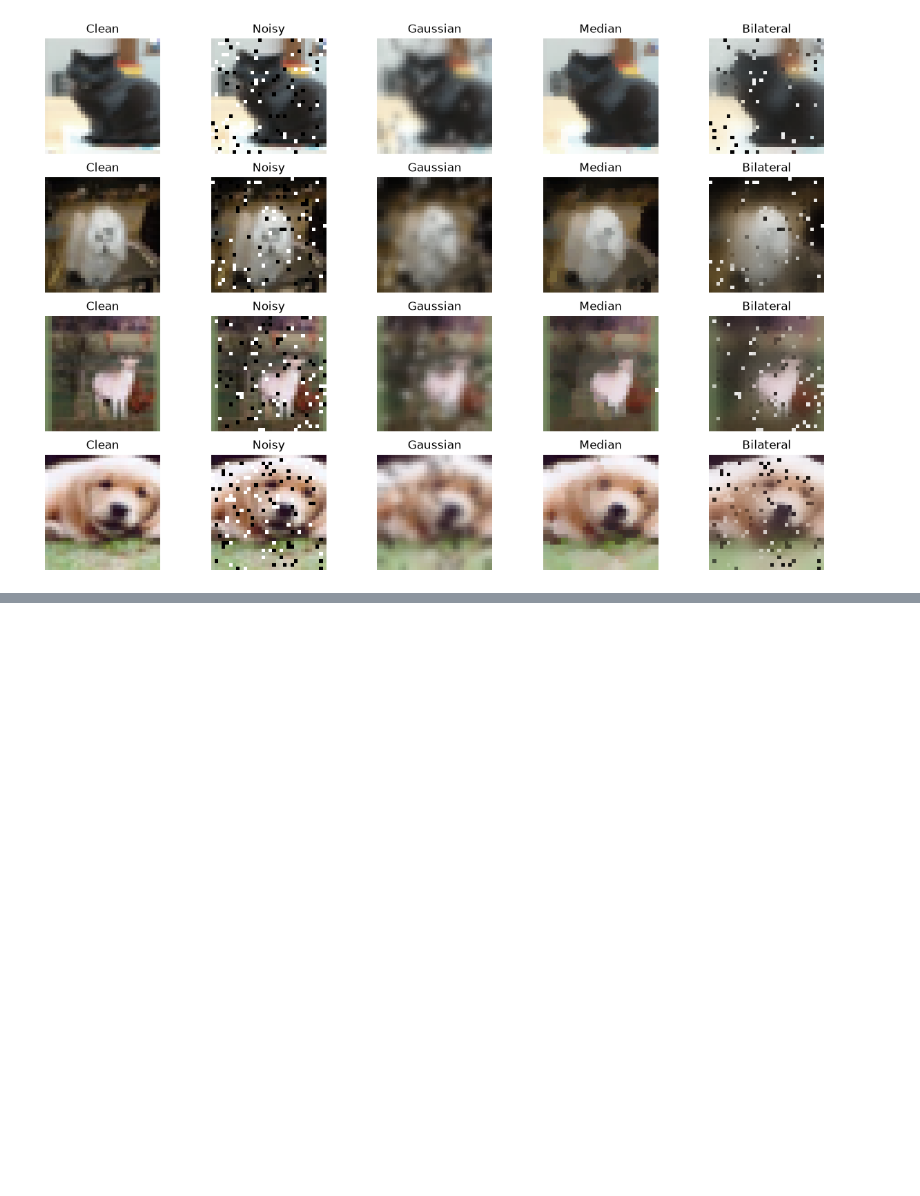
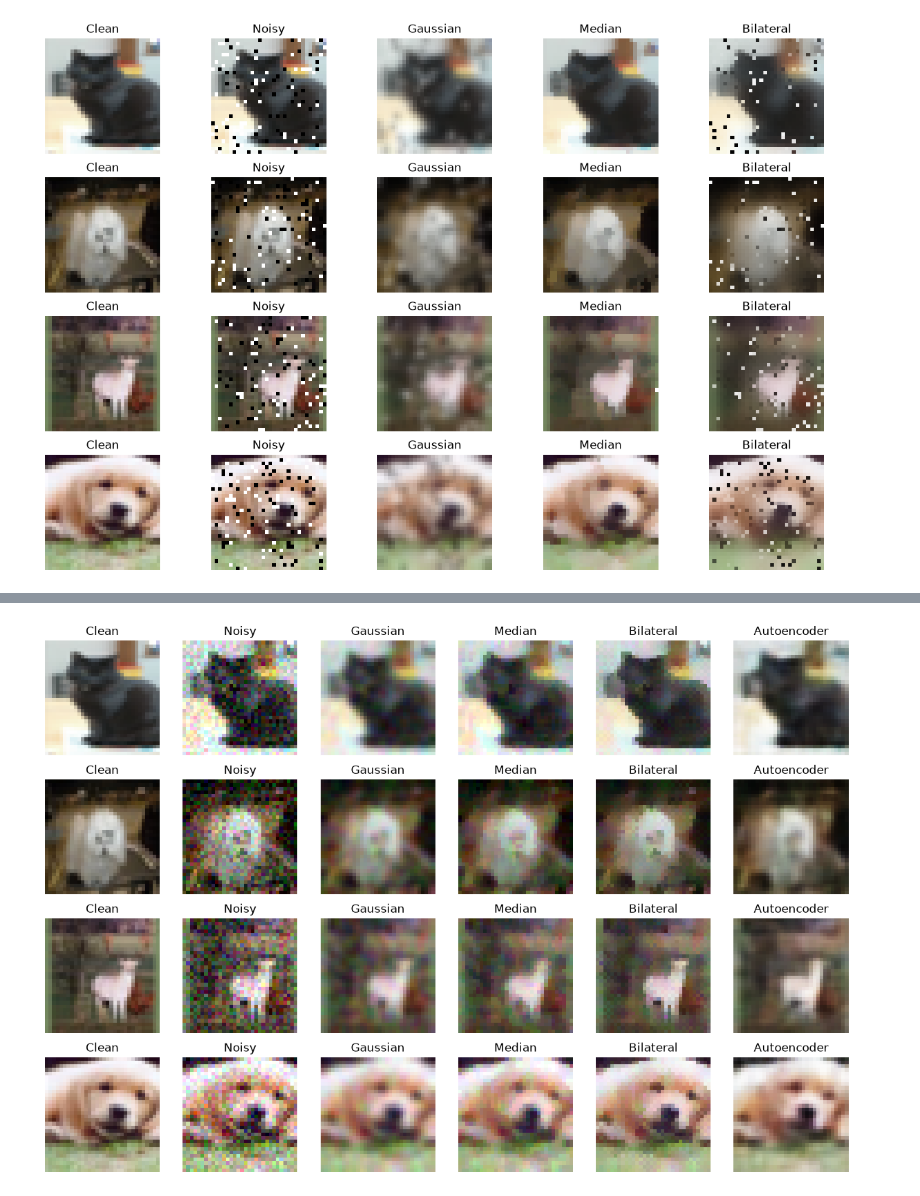
Before and after one commit to aiavorskii/cv-denoising, a Jupyter notebook: Denoising.ipynb, the cells around one changed output, grey strips where cells are left out. Cells and saved outputs as stored; diff of their text form; code cells hidden in the pictures; blank space fills up the shorter version.

```diff
--- a/Denoising.ipynb
+++ b/Denoising.ipynb
@@ -237,0 +352,9 @@ show_baselines(x_test_sp, 'salt_pepper', indices)
+# %%
+models = {'gaussian': ae_gauss, 'salt_pepper': ae_sp}
+denoised = {}
+
+for noise_name, x_noisy in test_sets.items():
+    denoised[noise_name] = models[noise_name].predict(x_noisy, batch_size=256, verbose=0)
+    results[(noise_name, 'Autoencoder')] = evaluate(x_test, denoised[noise_name])
+
+print_results(results)
@@ -237,0 +373,15 @@ show_baselines(x_test_sp, 'salt_pepper', indices)
+# %%
+def show_comparison(noise_name, path):
+    x_noisy = test_sets[noise_name]
+    titles = ['Clean', 'Noisy', 'Gaussian', 'Median', 'Bilateral', 'Autoencoder']
+    for row, idx in enumerate(indices):
+        img = x_noisy[idx:idx+1]
+        outs = [x_test[idx], x_noisy[idx]] + [filters[f](img, **best_params[(noise_name, f)])[0] for f in filters] + [denoised[noise_name][idx]]
+        for col in range(len(titles)):
+            plt.subplot(len(indices), len(titles), row*len(titles) + col + 1)
+            plt.imshow(outs[col]), plt.axis('off'), plt.title(titles[col])
+    plt.savefig(path, bbox_inches='tight')
+
+show_comparison('gaussian', 'results/cifar_gaussian.png')
+# %% [output]
+[figure, added]
```
Also changed, not shown: parts of 55 cells of this notebook, 7 other files.
